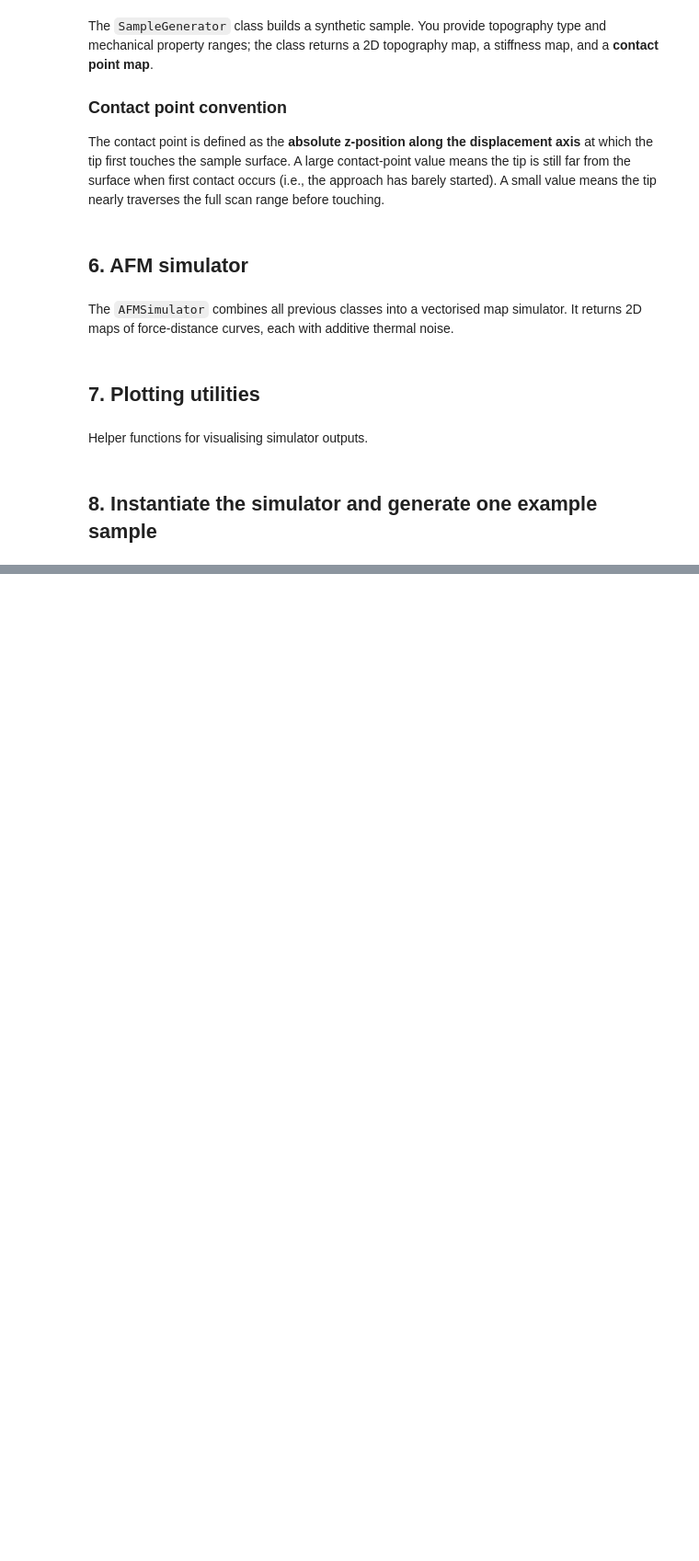
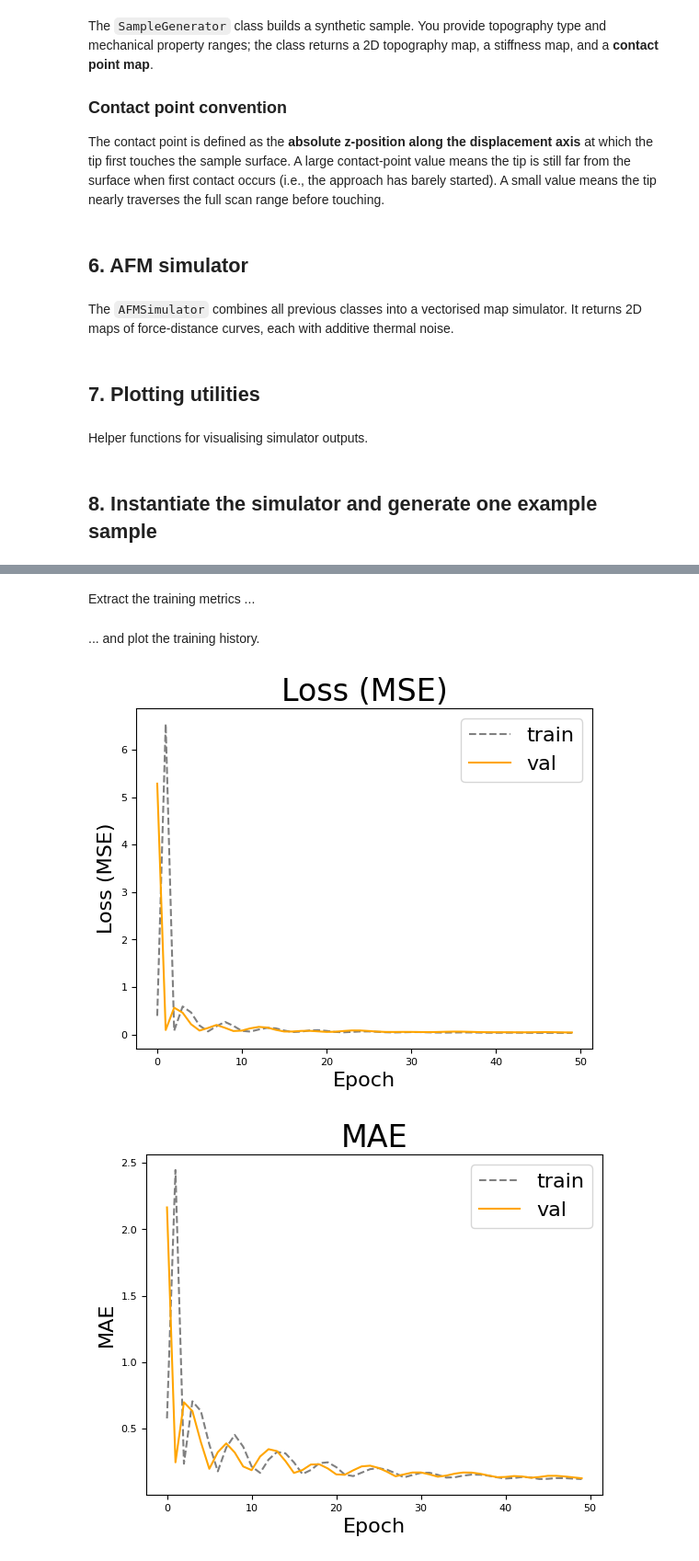
Before and after one commit to DeepTrackAI/ASAP, a Jupyter notebook: tutorial/EST/Part_3_AFM_simulation_draft.ipynb, the cells around one changed output, grey strips where cells are left out. Shown at 92% size. Saved outputs shown, nothing was run; the diff lists cells and outputs as text; code cells hidden in the pictures; blank space fills up the shorter version.

```diff
--- a/tutorial/EST/Part_3_AFM_simulation_draft.ipynb
+++ b/tutorial/EST/Part_3_AFM_simulation_draft.ipynb
@@ -1770,0 +1377,43 @@ Saved model to: models/afm_curve_cnn.pt
+# %% [markdown]
+Extract the training metrics ...
+# %%
+import pandas as pd
+
+version = 0
+logs = pd.read_csv(os.path.join("logs", "regressor", f"version_{version}",
+                             "metrics.csv"))
+
+# Group by epoch and extract train loss and MAE.
+train_epoch = logs[logs.train_loss_epoch.notnull()].epoch
+train_loss = logs[logs.train_loss_epoch.notnull()].train_loss_epoch
+train_mae = (logs[logs.trainMeanAbsoluteError_epoch.notnull()]
+             .trainMeanAbsoluteError_epoch)
+
+# Group by epoch and extract val loss and MAE.
+val_epoch = logs[logs.val_loss_epoch.notnull()].epoch
+val_loss = logs[logs.val_loss_epoch.notnull()].val_loss_epoch
+val_mae = (logs[logs.valMeanAbsoluteError_epoch.notnull()]
+           .valMeanAbsoluteError_epoch)
+# %% [markdown]
+... and plot the training history.
+# %%
+plt.plot(train_epoch, train_loss, label="train", c="gray", linestyle="--")
+plt.plot(val_epoch, val_loss, label="val", c="orange")
+plt.title("Loss (MSE)", fontsize=24)
+plt.xlabel("Epoch", fontsize=16)
+plt.ylabel("Loss (MSE)", fontsize=16)
+plt.tick_params(axis="both", which="major", labelsize=8)
+plt.legend(fontsize=16)
+plt.show()
+
+plt.plot(train_epoch, train_mae, label="train", c="gray", linestyle="--")
+plt.plot(val_epoch, val_mae, label="val", c="orange")
+plt.title("MAE", fontsize=24)
+plt.xlabel("Epoch", fontsize=16)
+plt.ylabel("MAE", fontsize=16)
+plt.tick_params(axis="both", which="major", labelsize=8)
+plt.legend(fontsize=16)
+plt.show()
+# %% [output]
+[figure, added]
+[figure, added]
```
Also changed, not shown: parts of 79 cells of this notebook.
